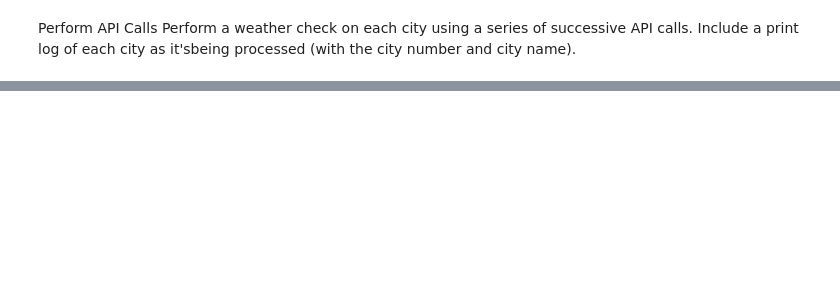
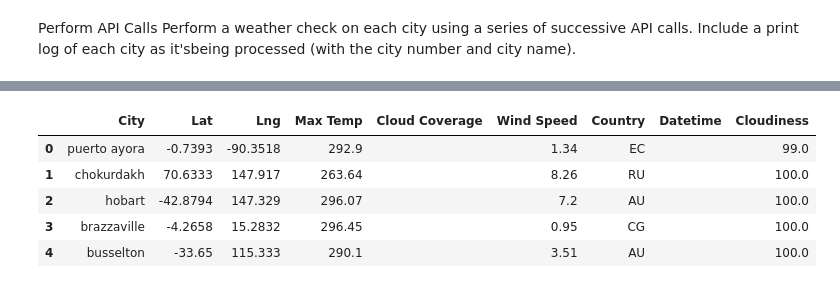
Before and after one commit to Colleen-Cobb/python-api-challenge, a Jupyter notebook: WeatherPy/WeatherPy.ipynb, the cells around one changed output, grey strips where cells are left out. Cells and saved outputs as stored; diff of their text form; code cells hidden in the pictures; blank space fills up the shorter version.

Commit message:
city loop

```diff
--- a/WeatherPy/WeatherPy.ipynb
+++ b/WeatherPy/WeatherPy.ipynb
@@ -132,0 +139,9 @@ Processing Record 548 of Set 2 | tongren
+# %%
+city_weather.head()
+# %% [output]
+|  | City | Lat | Lng | Max Temp | Cloud Coverage | Wind Speed | Country | Datetime | Cloudiness |
+| 0 | puerto ayora | -0.7393 | -90.3518 | 292.9 |  | 1.34 | EC |  | 99.0 |
+| 1 | chokurdakh | 70.6333 | 147.917 | 263.64 |  | 8.26 | RU |  | 100.0 |
+| 2 | hobart | -42.8794 | 147.329 | 296.07 |  | 7.2 | AU |  | 100.0 |
+| 3 | brazzaville | -4.2658 | 15.2832 | 296.45 |  | 0.95 | CG |  | 100.0 |
+| 4 | busselton | -33.65 | 115.333 | 290.1 |  | 3.51 | AU |  | 100.0 |
```
Also changed, not shown: parts of 3 cells of this notebook.
